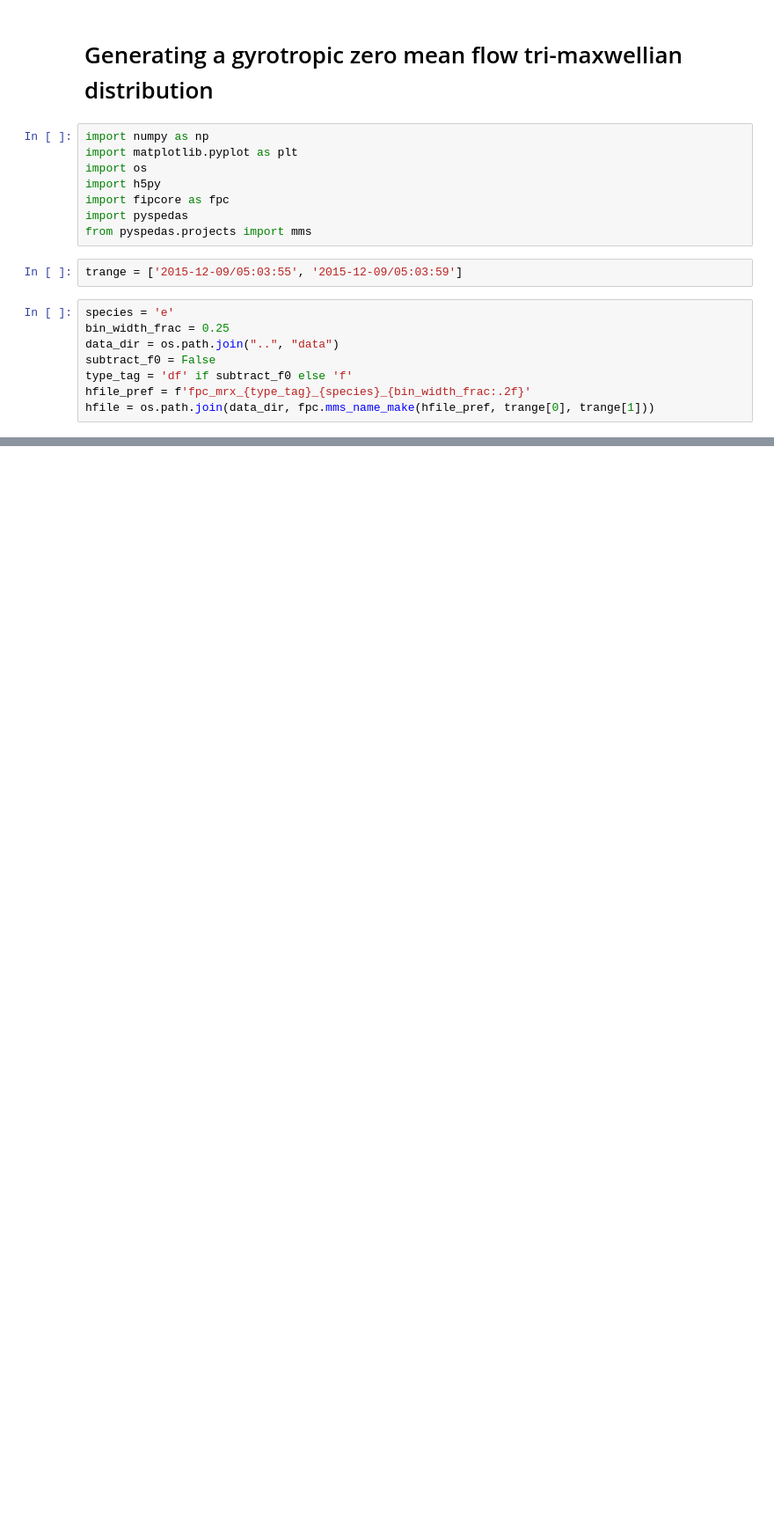
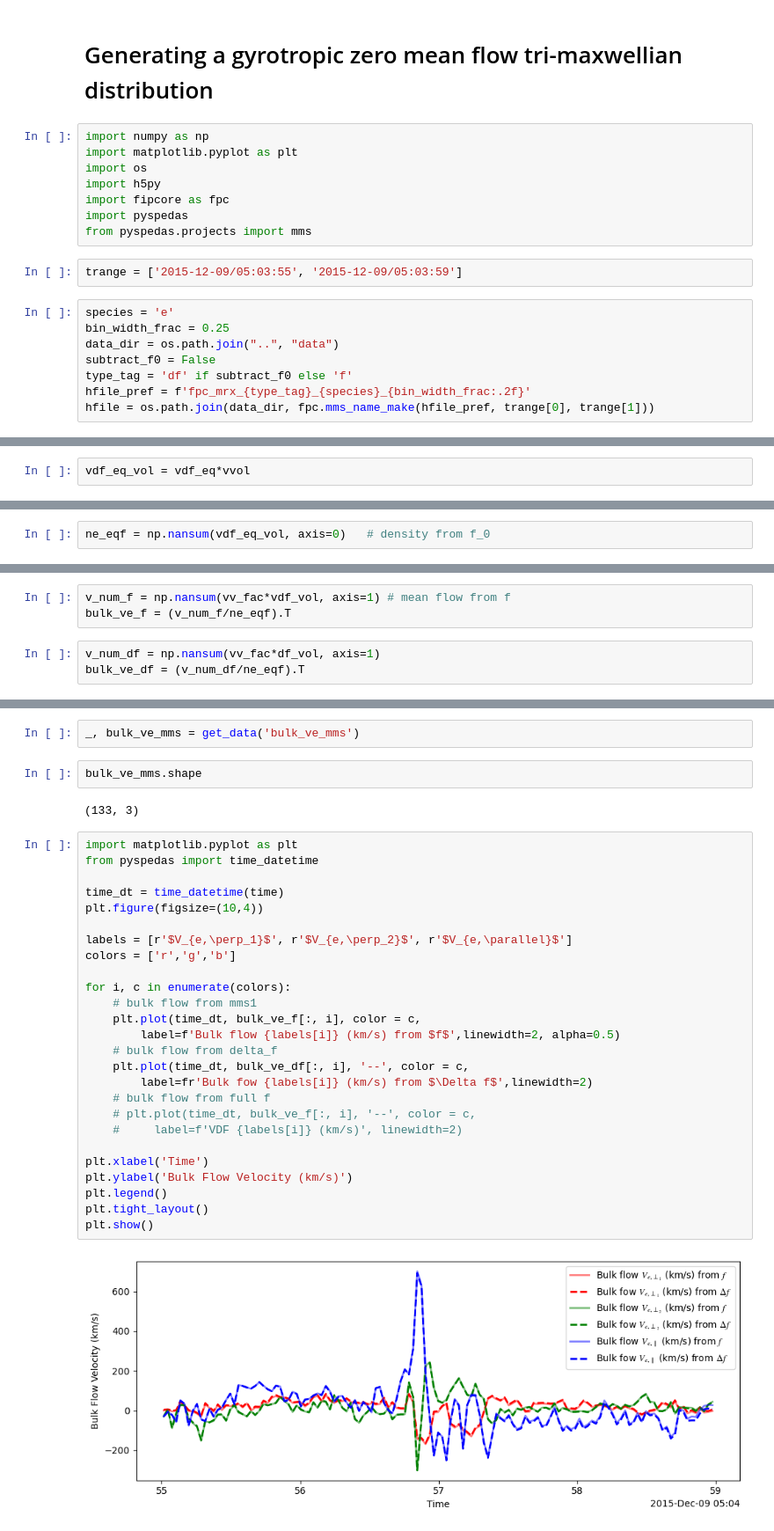
Before and after one commit to regisjohn/FPC_mRx, a Jupyter notebook: scripts/Trimaxwellian_test.ipynb, the cells around one changed output, grey strips where cells are left out. Shown at 88% size. Saved outputs shown, nothing was run; the diff lists cells and outputs as text; blank space fills up the shorter version.

```diff
--- a/scripts/Trimaxwellian_test.ipynb
+++ b/scripts/Trimaxwellian_test.ipynb
@@ -113,0 +229,2 @@ fpc.imagecont_vdf_fpcfold(trange, species='e', bin_width_frac=0.25, time_index =
+# %%
+vdf_eq_vol = vdf_eq*vvol
@@ -113,0 +235,2 @@ fpc.imagecont_vdf_fpcfold(trange, species='e', bin_width_frac=0.25, time_index =
+# %%
+ne_eqf = np.nansum(vdf_eq_vol, axis=0)   # density from f_0
@@ -113,0 +243,6 @@ fpc.imagecont_vdf_fpcfold(trange, species='e', bin_width_frac=0.25, time_index =
+# %%
+v_num_f = np.nansum(vv_fac*vdf_vol, axis=1) # mean flow from f
+bulk_ve_f = (v_num_f/ne_eqf).T
+# %%
+v_num_df = np.nansum(vv_fac*df_vol, axis=1)
+bulk_ve_df = (v_num_df/ne_eqf).T
@@ -113,0 +273,34 @@ fpc.imagecont_vdf_fpcfold(trange, species='e', bin_width_frac=0.25, time_index =
+# %%
+_, bulk_ve_mms = get_data('bulk_ve_mms')
+# %%
+bulk_ve_mms.shape
+# %% [output]
+(133, 3)
+# %%
+import matplotlib.pyplot as plt
+from pyspedas import time_datetime
+
+time_dt = time_datetime(time)
+plt.figure(figsize=(10,4))
+
+labels = [r'$V_{e,\perp_1}$', r'$V_{e,\perp_2}$', r'$V_{e,\parallel}$']
+colors = ['r','g','b']
+
+for i, c in enumerate(colors):
+    # bulk flow from mms1
+    plt.plot(time_dt, bulk_ve_f[:, i], color = c,
+        label=f'Bulk flow {labels[i]} (km/s) from $f$',linewidth=2, alpha=0.5)
+    # bulk flow from delta_f
+    plt.plot(time_dt, bulk_ve_df[:, i], '--', color = c,
+        label=fr'Bulk fow {labels[i]} (km/s) from $\Delta f$',linewidth=2)
+    # bulk flow from full f
+    # plt.plot(time_dt, bulk_ve_f[:, i], '--', color = c,
+    #     label=f'VDF {labels[i]} (km/s)', linewidth=2)
+
+plt.xlabel('Time')
+plt.ylabel('Bulk Flow Velocity (km/s)')
+plt.legend()
+plt.tight_layout()
+plt.show()
+# %% [output]
+[figure, added]
```
Also changed, not shown: parts of 54 cells of this notebook, 6 other files.
